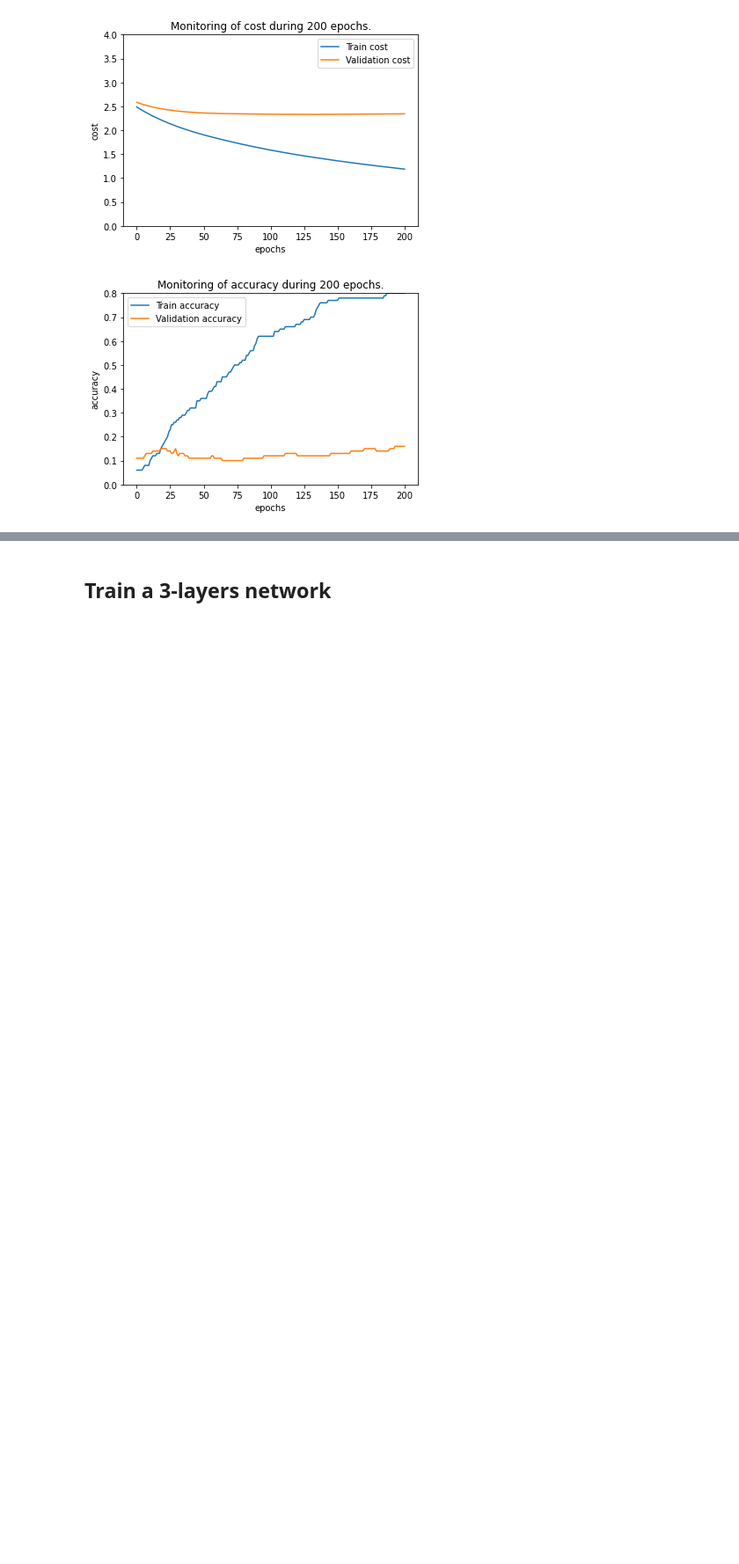
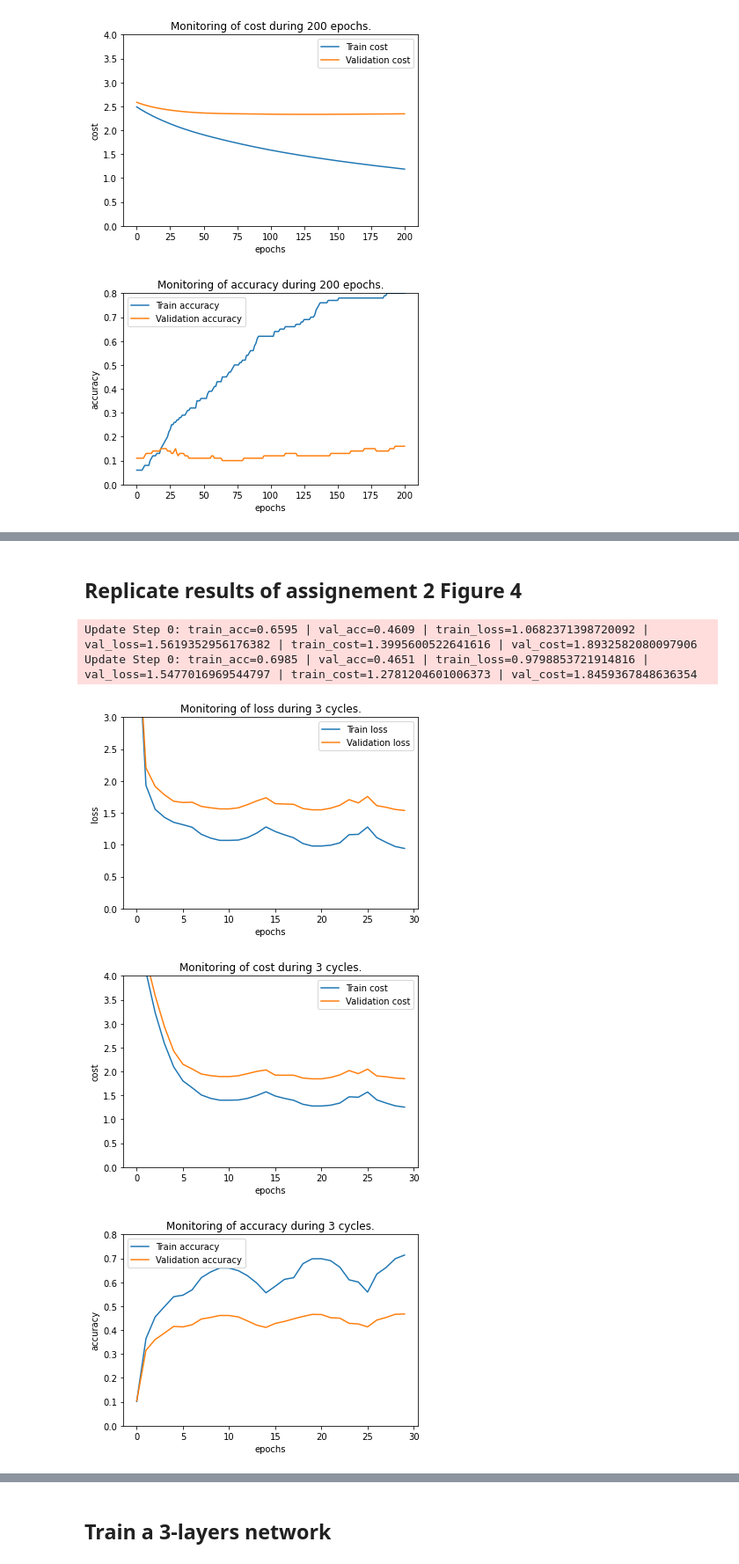
Before and after one commit to KenzaB27/dl_labs, a Jupyter notebook: lab3/lab3_experiments.ipynb, the cells around one changed output, grey strips where cells are left out. Shown at 88% size. Saved outputs shown, nothing was run; the diff lists cells and outputs as text; code cells hidden in the pictures; blank space fills up the shorter version.

```diff
--- a/lab3/lab3_experiments.ipynb
+++ b/lab3/lab3_experiments.ipynb
@@ -237,0 +238,21 @@ net.compute_accuracy(data["X_test"], data["y_test"])
+# %% [markdown]
+## Replicate results of assignement 2 Figure 4
+# %%
+importlib.reload(mlp)
+net2 = mlp.MLP(lamda=.01)
+GDparams = {"n_batch":100, "n_cycles":3, "eta_min":1e-5, "eta_max":1e-1, "ns":800, "freq":9, "exp":"rep4"}
+net2.cyclic_learning(data, GDparams, verbose=True, backup=True)
+# %% [output]
+Update Step 0: train_acc=0.6595 | val_acc=0.4609 | train_loss=1.0682371398720092 | val_loss=1.5619352956176382 | train_cost=1.3995600522641616 | val_cost=1.8932582080097906
+Update Step 0: train_acc=0.6985 | val_acc=0.4651 | train_loss=0.9798853721914816 | val_loss=1.5477016969544797 | train_cost=1.2781204601006373 | val_cost=1.8459367848636354
+# %%
+importlib.reload(mlp)
+GDparams = {"n_batch":100, "n_cycles":3, "eta_min":1e-5, "eta_max":1e-1, "ns":800, "freq":9, "exp":"rep4"}
+net2 = mlp.MLP.load_mlp(GDparams, lamda=0.01)
+net2.plot_metric(GDparams, metric="loss")
+net2.plot_metric(GDparams, metric="cost")
+net2.plot_metric(GDparams, metric="accuracy")
+# %% [output]
+[figure, added]
+[figure, added]
+[figure, added]
```
Also changed, not shown: parts of 18 cells of this notebook, 3 other files.
